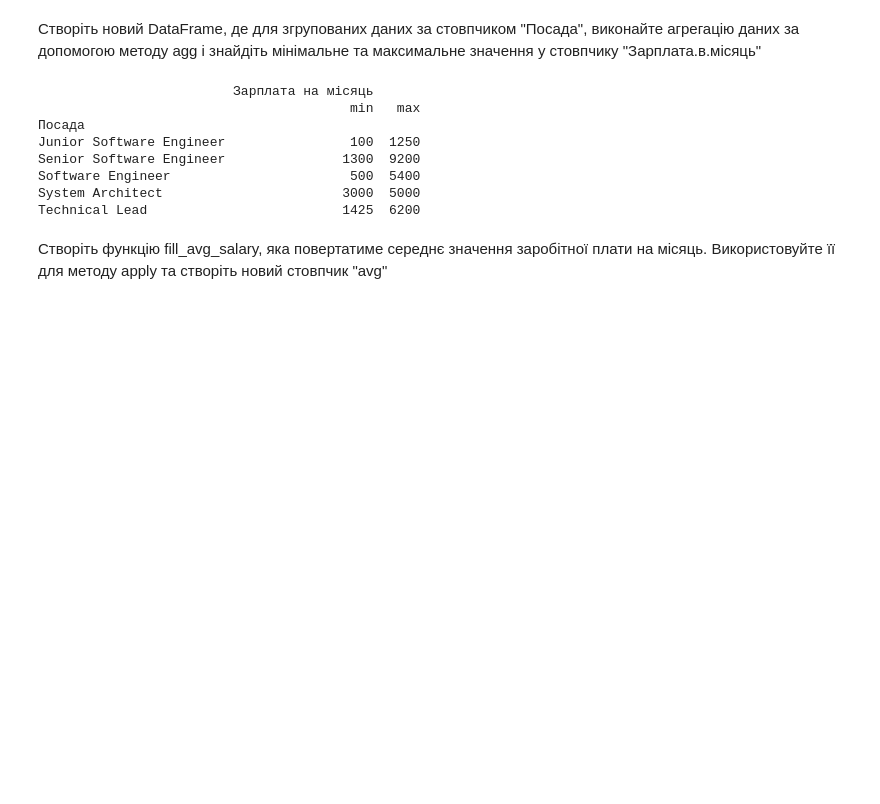
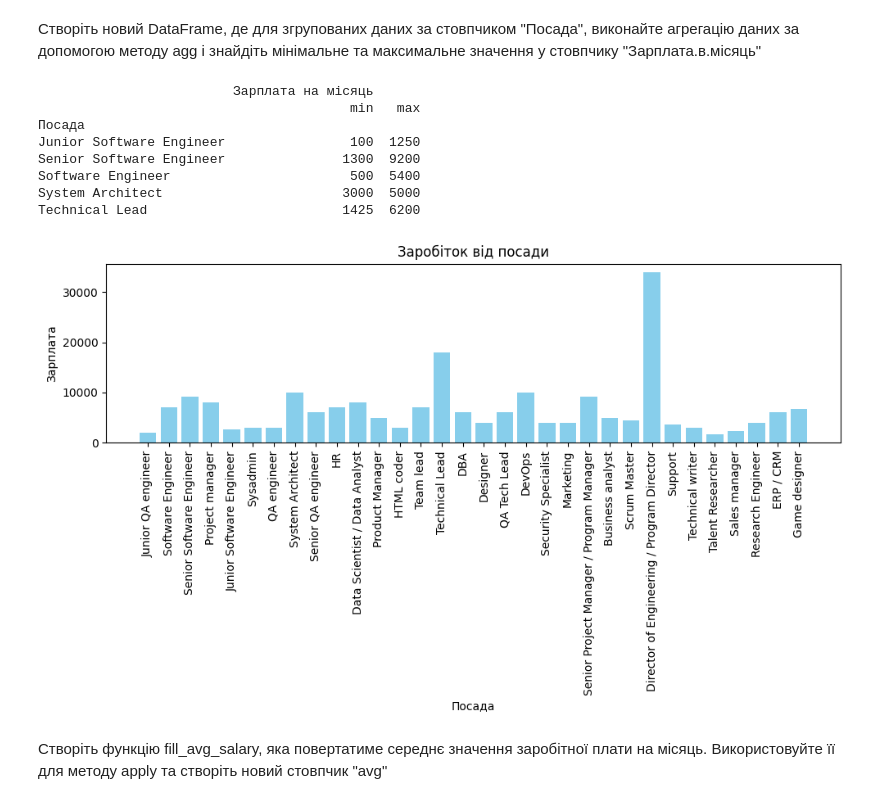
Before and after one commit to ValeriiYermak/DataScience, a Jupyter notebook: HW2_2.ipynb, the cells around one changed output. Cells and saved outputs as stored; diff of their text form; code cells hidden in the pictures; blank space fills up the shorter version.

```diff
--- a/HW2_2.ipynb
+++ b/HW2_2.ipynb
@@ -218,6 +244,21 @@ Senior Software Engineer               1300  9200
 Software Engineer                       500  5400
 System Architect                       3000  5000
 Technical Lead                         1425  6200
+# %%
+# Замініть 'position' на ваш стовпець з посадами і 'salary' на ваш стовпець з зарплатами
+positions = df['Посада']
+salaries = df['salary']
+
+plt.figure(figsize=(10, 6))
+plt.bar(positions, salaries, color='skyblue')
+plt.xlabel('Посада')
+plt.ylabel('Зарплата')
+plt.title('Заробіток від посади')
+plt.xticks(rotation=90)  # Повертаємо назви посад для кращої читабельності
+plt.tight_layout()  # Автоматично підбирає розміри графіка
+plt.show()
+# %% [output]
+[figure, added]
 # %% [markdown]
 Створіть функцію fill_avg_salary, яка повертатиме середнє значення заробітної плати на місяць. Використовуйте її для методу apply та створіть новий стовпчик "avg"
 # %%
```
Also changed, not shown: parts of 6 cells of this notebook.
